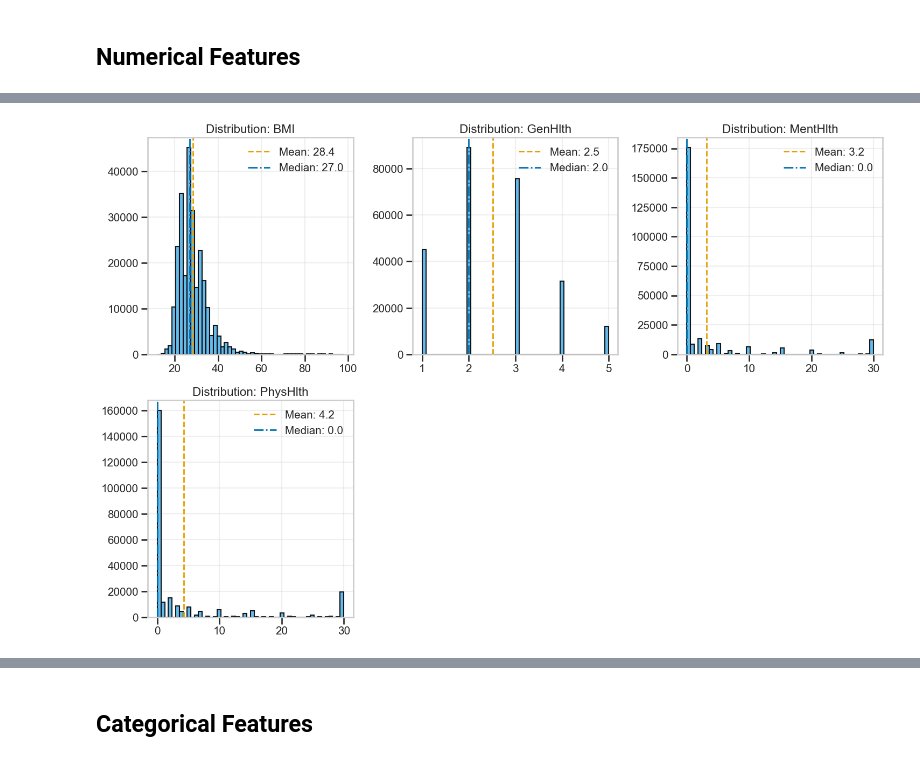
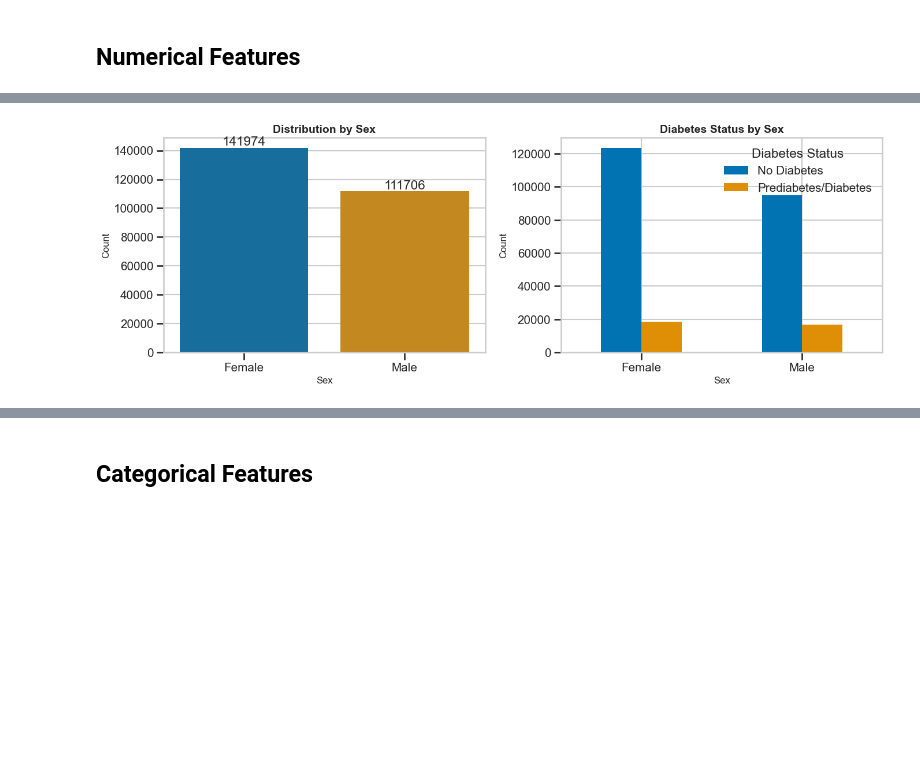
Before and after one commit to eyyuboeztuerk-arch/DPP-Stackfuel-Data-Science-Projekt, a Jupyter notebook: notebooks/01_exploration.ipynb, the cells around one changed output, grey strips where cells are left out. Cells and saved outputs as stored; diff of their text form; code cells hidden in the pictures; blank space fills up the shorter version.

```diff
--- a/notebooks/01_exploration.ipynb
+++ b/notebooks/01_exploration.ipynb
@@ -547,49 +547,69 @@ Visualization saved as '01_target_distribution.png'
 # %% [markdown]
 ## Numerical Features
 # %%
-# =============================================================================
-# 8. NUMERICAL FEATURES ANALYSIS (Age excluded from plots; treated as categorical elsewhere)
-# =============================================================================
+from scipy.stats import chi2_contingency
+
+# ============================================================================
+# 8. SEX/GENDER ANALYSIS
+# ============================================================================
 print("\n" + "="*80)
-print("NUMERICAL FEATURES ANALYSIS")
+print("SEX/GENDER ANALYSIS")
 print("="*80)
 
-# Select true numeric columns (exclude target and Age code)
-numerical_cols = df.select_dtypes(include=[np.number]).columns.tolist()
-for rem in [target_col, 'Diabetes_binary_numeric', 'Age']:  # remove Age code
-    if rem in numerical_cols:
-        numerical_cols.remove(rem)
+# Overall sex distribution
+sex_counts = df['Sex'].value_counts().sort_index()
+sex_pct = df['Sex'].value_counts(normalize=True).sort_index() * 100
 
-print(f"\nNumerical columns ({len(numerical_cols)}): {numerical_cols}")
+print("\nSex distribution:")
+print(f"Female (0): {sex_counts[0]:,} ({sex_pct[0]:.2f}%)")
+print(f"Male (1): {sex_counts[1]:,} ({sex_pct[1]:.2f}%)")
 
-if len(numerical_cols) > 0:
-    print("\nStatistical Summary of Numerical Features:")
-    print(df[numerical_cols].describe().T.round(2))
+# Diabetes prevalence by sex
+sex_diabetes = pd.crosstab(df['Sex'], df['Diabetes_binary'], normalize='index') * 100
 
-# Key numeric features for histograms (Age handled in categorical sections)
-key_numeric = [c for c in ['BMI', 'GenHlth', 'MentHlth', 'PhysHlth'] if c in df.columns]
+print("\nDiabetes prevalence by sex:")
+print(sex_diabetes)
 
-if len(key_numeric) > 0:
-    n_cols = 3
-    n_rows = int(np.ceil(len(key_numeric) / n_cols))
-    fig, axes = plt.subplots(n_rows, n_cols, figsize=(15, 5*n_rows))
-    axes = axes.flatten() if n_rows > 1 else [axes]
+# Chi-square test
+contingency_table = pd.crosstab(df['Sex'], df['Diabetes_binary'])
+chi2, p_value, dof, expected = chi2_contingency(contingency_table) # pyright: ignore[reportUndefinedVariable]
 
-    # Plots for numeric features
-    for i, col in enumerate(key_numeric):
-        data = pd.to_numeric(df[col], errors='coerce').dropna()
-        axes[i].hist(data, bins=50, color=HIST_COLOR, edgecolor='black', alpha=0.9)
-        axes[i].axvline(data.mean(), color=CB_ORANGE, ls='--', lw=2, label=f"Mean: {data.mean():.1f}")
-        axes[i].axvline(data.median(), color=CB_BLUE,   ls='-.', lw=2, label=f"Median: {data.median():.1f}")
-        axes[i].set_title(f"Distribution: {col}")
-        axes[i].legend()
-        axes[i].grid(alpha=0.3)
+print(f"\nChi-square test of association:")
+print(f"Chi-square statistic: {chi2:.4f}")
+print(f"P-value: {p_value:.4e}")
+print(f"Degrees of freedom: {dof}")
 
-    # Hide any unused axes
-    for j in range(len(key_numeric), len(axes)):
-        axes[j].axis('off')
+if p_value < 0.05: # pyright: ignore[reportOperatorIssue]
+    print("✓ Significant association between sex and diabetes status (p < 0.05)")
+else:
+    print("✗ No significant association between sex and diabetes status (p >= 0.05)")
 
-    plt.tight_layout()
-    plt.show()
+# Visualization
+fig, axes = plt.subplots(1, 2, figsize=(14, 5))
+
+# Overall sex distribution
+sns.countplot(data=df, x='Sex', ax=axes[0], palette='colorblind')
+axes[0].set_title('Distribution by Sex', fontsize=14, fontweight='bold')
+axes[0].set_xlabel('Sex', fontsize=12)
+axes[0].set_ylabel('Count', fontsize=12)
+axes[0].set_xticklabels(['Female', 'Male'])
+
+for container in axes[0].containers:
+    axes[0].bar_label(container, fmt='%d')
+
+# Diabetes prevalence by sex
+sex_diabetes_counts = pd.crosstab(df['Sex'], df['Diabetes_binary'])
+sex_diabetes_counts.plot(kind='bar', ax=axes[1], color=sns.color_palette('colorblind', 2))
+axes[1].set_title('Diabetes Status by Sex', fontsize=14, fontweight='bold')
+axes[1].set_xlabel('Sex', fontsize=12)
+axes[1].set_ylabel('Count', fontsize=12)
+axes[1].set_xticklabels(['Female', 'Male'], rotation=0)
+axes[1].legend(['No Diabetes', 'Prediabetes/Diabetes'], title='Diabetes Status')
+
+plt.tight_layout()
+plt.savefig('02_sex_analysis.png', dpi=300, bbox_inches='tight')
+plt.show()
+
+print("\nVisualization saved as '02_sex_analysis.png'")
 # %% [output]
 ================================================================================
@@ -605 +634 @@ Sex  253680.0   0.44  0.50   0.0   0.0   0.0   1.0   1.0
-[figure, old version]
+[figure, new version]
```
Also changed, not shown: parts of 27 cells of this notebook.
